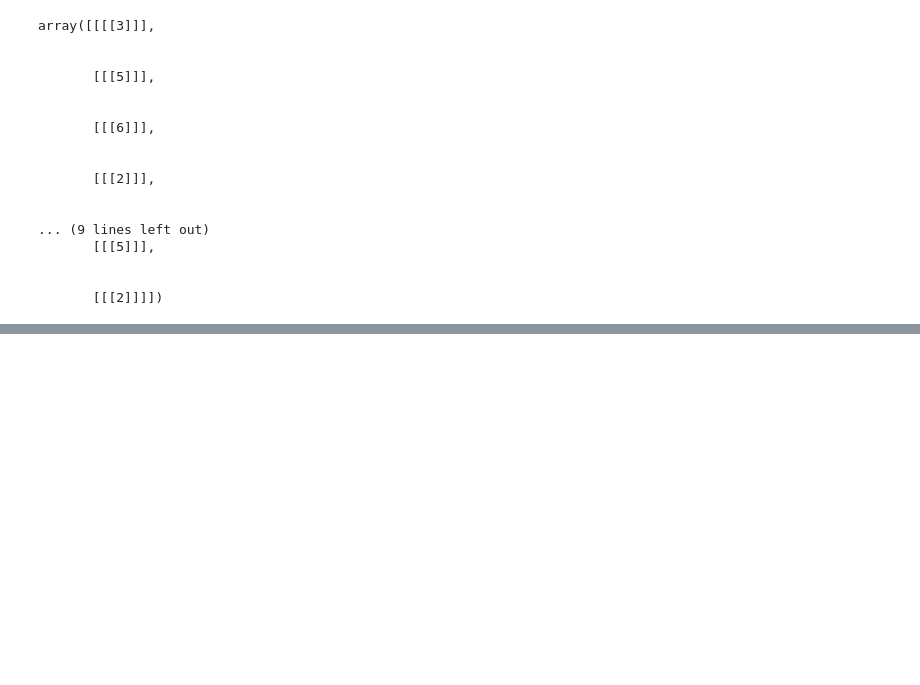
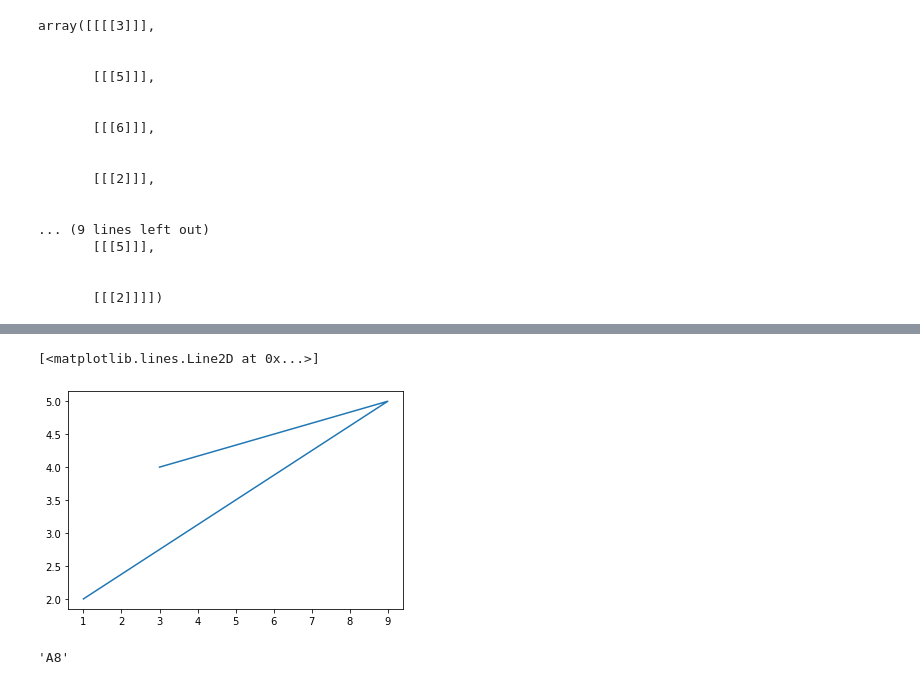
Before and after one commit to GauthamAjayKannan/coding, a Jupyter notebook: AIWORKSHOP.ipynb, the cells around one changed output, grey strips where cells are left out. Drawn from its saved outputs; the diff is of its cells as text; code cells hidden in the pictures; blank space fills up the shorter version.

```diff
--- a/AIWORKSHOP.ipynb
+++ b/AIWORKSHOP.ipynb
@@ -48,0 +64,5 @@ array([[[[3]]],
+# %%
+plt.plot(X,y)
+# %% [output]
+[<matplotlib.lines.Line2D at 0x...>]
+[figure, added]
@@ -48,0 +74,4 @@ array([[[[3]]],
+# %%
+a["Audi"]
+# %% [output]
+'A8'
```
Also changed, not shown: parts of 55 cells of this notebook.
